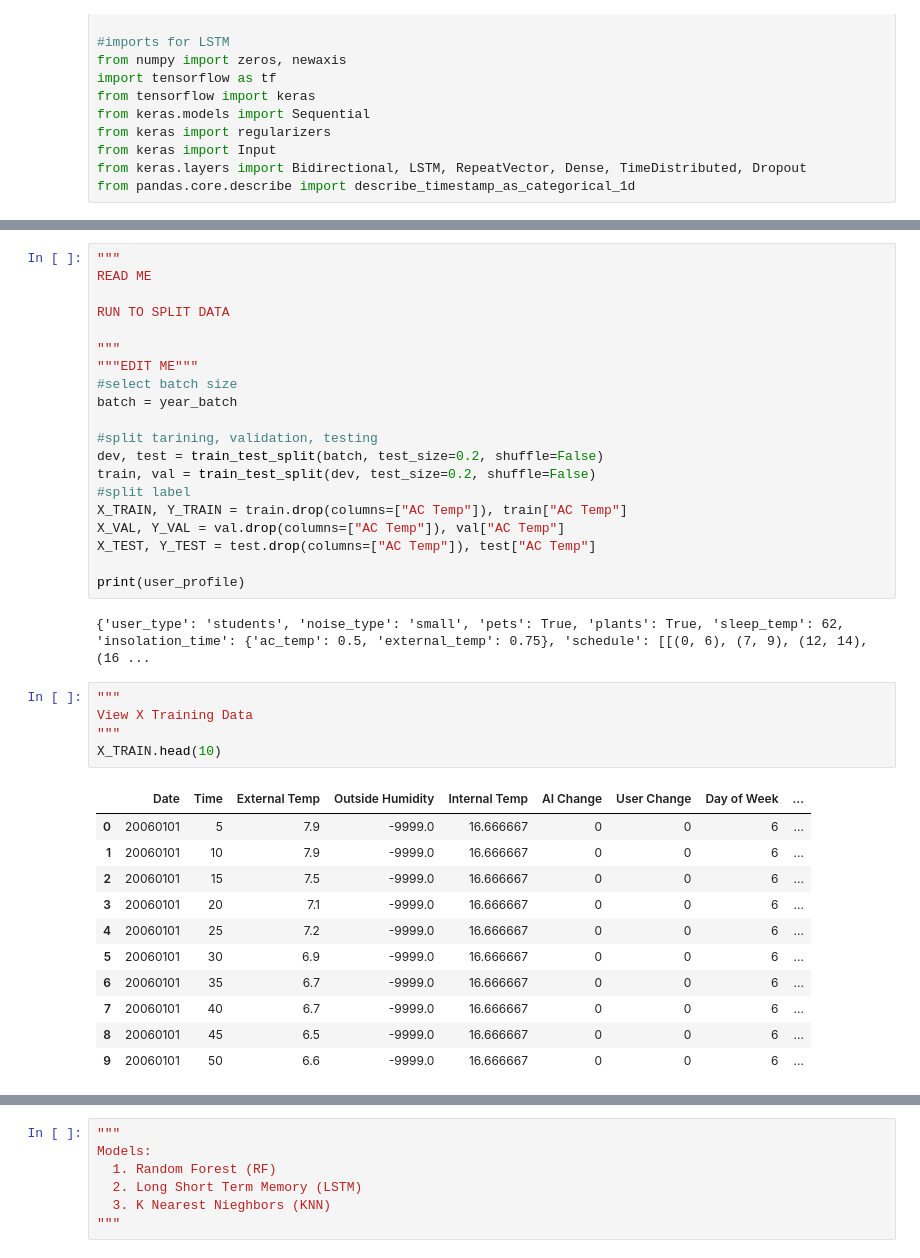
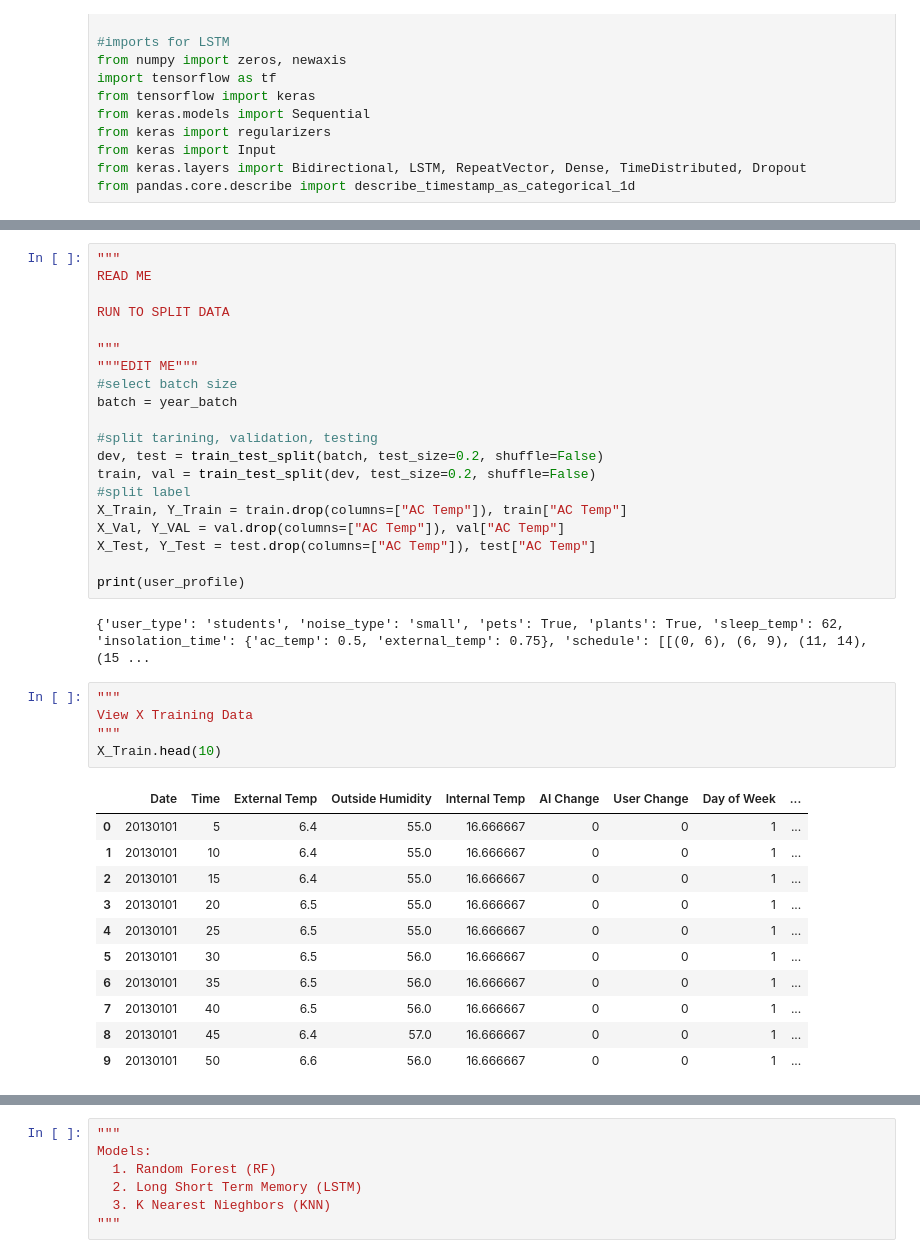
Before and after one commit to shef4/fireflyai, a Jupyter notebook: Thermoflyai_model_training.ipynb, the cells around one changed output, grey strips where cells are left out. Cells and saved outputs as stored; diff of their text form.

```diff
--- a/Thermoflyai_model_training.ipynb
+++ b/Thermoflyai_model_training.ipynb
@@ -378,28 +378,28 @@ batch = year_batch
 dev, test = train_test_split(batch, test_size=0.2, shuffle=False)
 train, val = train_test_split(dev, test_size=0.2, shuffle=False)
 #split label
-X_TRAIN, Y_TRAIN = train.drop(columns=["AC Temp"]), train["AC Temp"]
-X_VAL, Y_VAL = val.drop(columns=["AC Temp"]), val["AC Temp"]
-X_TEST, Y_TEST = test.drop(columns=["AC Temp"]), test["AC Temp"]
+X_Train, Y_Train = train.drop(columns=["AC Temp"]), train["AC Temp"]
+X_Val, Y_VAL = val.drop(columns=["AC Temp"]), val["AC Temp"]
+X_Test, Y_Test = test.drop(columns=["AC Temp"]), test["AC Temp"]
 
 print(user_profile)
 # %% [output]
-{'user_type': 'students', 'noise_type': 'small', 'pets': True, 'plants': True, 'sleep_temp': 62, 'insolation_time': {'ac_temp': 0.5, 'external_temp': 0.75}, 'schedule': [[(0, 6), (7, 9), (12, 14), (16 ...
+{'user_type': 'students', 'noise_type': 'small', 'pets': True, 'plants': True, 'sleep_temp': 62, 'insolation_time': {'ac_temp': 0.5, 'external_temp': 0.75}, 'schedule': [[(0, 6), (6, 9), (11, 14), (15 ...
 # %%
 """
 View X Training Data
 """
-X_TRAIN.head(10)
+X_Train.head(10)
 # %% [output]
 |  | Date | Time | External Temp | Outside Humidity | Internal Temp | AI Change | User Change | Day of Week | ... |
-| 0 | 20060101 | 5 | 7.9 | -9999.0 | 16.666667 | 0 | 0 | 6 | ... |
-| 1 | 20060101 | 10 | 7.9 | -9999.0 | 16.666667 | 0 | 0 | 6 | ... |
-| 2 | 20060101 | 15 | 7.5 | -9999.0 | 16.666667 | 0 | 0 | 6 | ... |
-| 3 | 20060101 | 20 | 7.1 | -9999.0 | 16.666667 | 0 | 0 | 6 | ... |
-| 4 | 20060101 | 25 | 7.2 | -9999.0 | 16.666667 | 0 | 0 | 6 | ... |
-| 5 | 20060101 | 30 | 6.9 | -9999.0 | 16.666667 | 0 | 0 | 6 | ... |
-| 6 | 20060101 | 35 | 6.7 | -9999.0 | 16.666667 | 0 | 0 | 6 | ... |
-| 7 | 20060101 | 40 | 6.7 | -9999.0 | 16.666667 | 0 | 0 | 6 | ... |
-| 8 | 20060101 | 45 | 6.5 | -9999.0 | 16.666667 | 0 | 0 | 6 | ... |
-| 9 | 20060101 | 50 | 6.6 | -9999.0 | 16.666667 | 0 | 0 | 6 | ... |
+| 0 | 20130101 | 5 | 6.4 | 55.0 | 16.666667 | 0 | 0 | 1 | ... |
+| 1 | 20130101 | 10 | 6.4 | 55.0 | 16.666667 | 0 | 0 | 1 | ... |
+| 2 | 20130101 | 15 | 6.4 | 55.0 | 16.666667 | 0 | 0 | 1 | ... |
+| 3 | 20130101 | 20 | 6.5 | 55.0 | 16.666667 | 0 | 0 | 1 | ... |
+| 4 | 20130101 | 25 | 6.5 | 55.0 | 16.666667 | 0 | 0 | 1 | ... |
+| 5 | 20130101 | 30 | 6.5 | 56.0 | 16.666667 | 0 | 0 | 1 | ... |
+| 6 | 20130101 | 35 | 6.5 | 56.0 | 16.666667 | 0 | 0 | 1 | ... |
+| 7 | 20130101 | 40 | 6.5 | 56.0 | 16.666667 | 0 | 0 | 1 | ... |
+| 8 | 20130101 | 45 | 6.4 | 57.0 | 16.666667 | 0 | 0 | 1 | ... |
+| 9 | 20130101 | 50 | 6.6 | 56.0 | 16.666667 | 0 | 0 | 1 | ... |
 # %%
```
Also changed, not shown: parts of 12 cells of this notebook, 1 other file.
